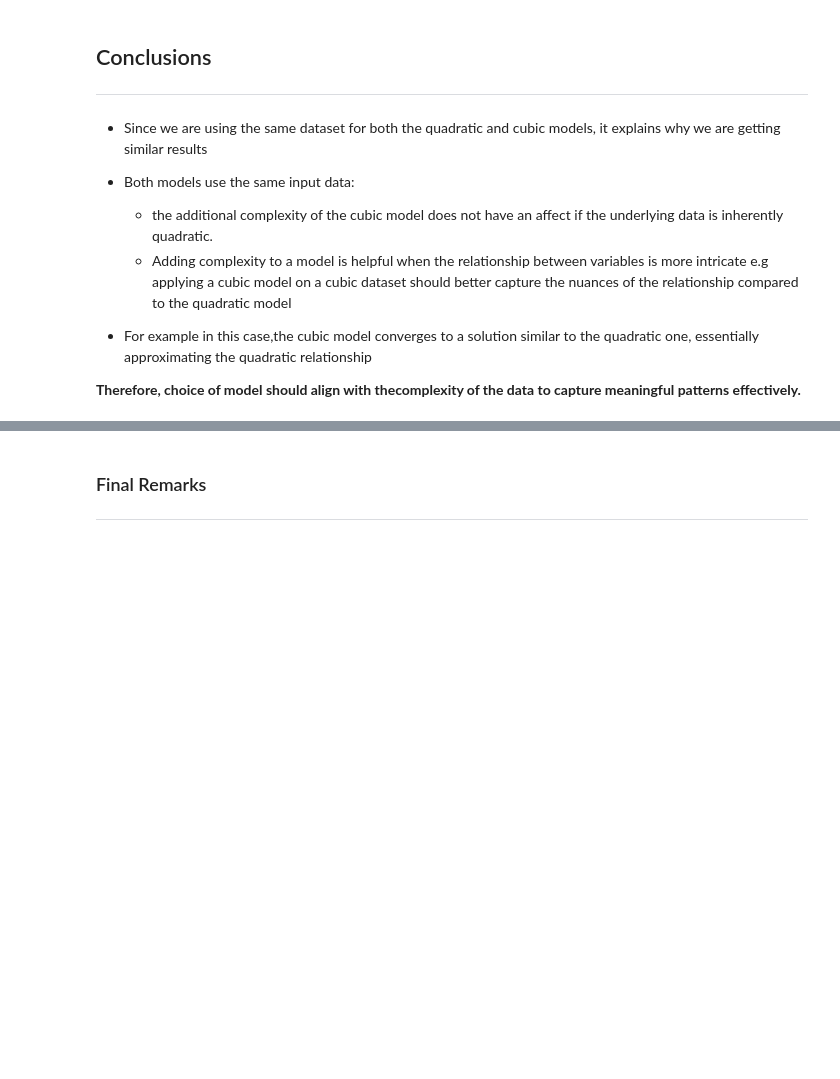
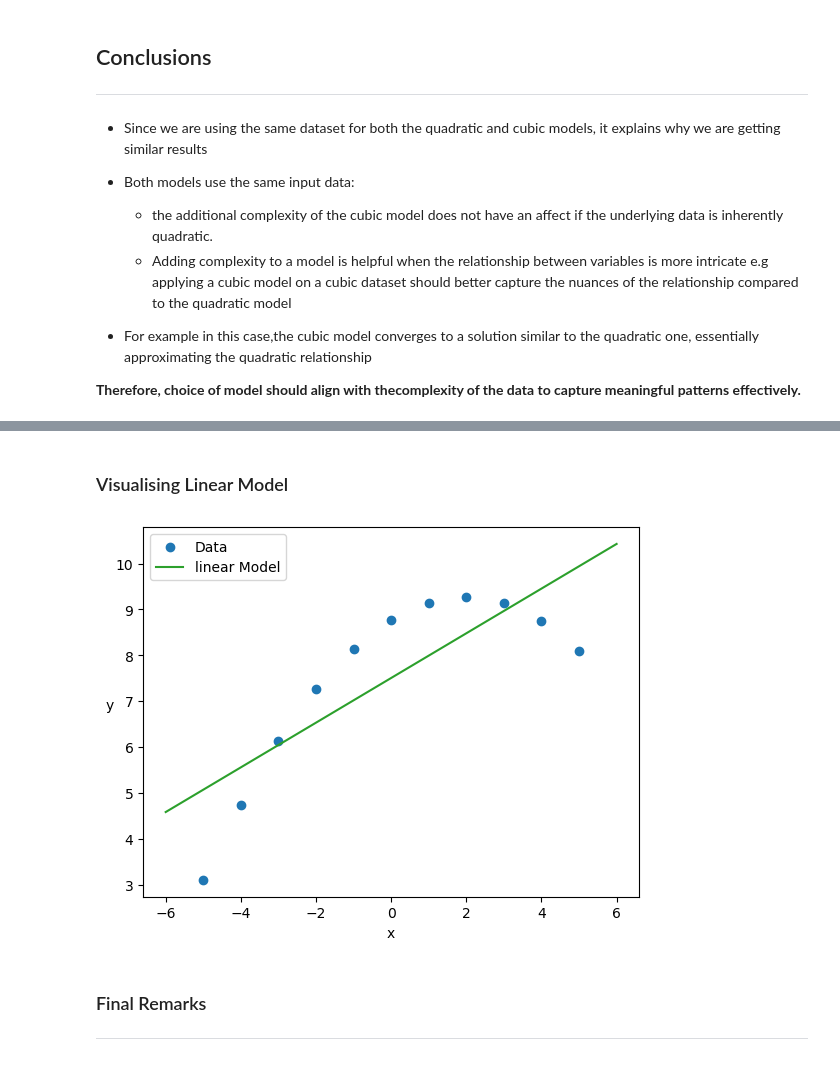
Before and after one commit to AhmadHassan71/statistical-modeling-using-pymc3, a Jupyter notebook: Workshops/Workshop8/Workshop8b.ipynb, the cells around one changed output, grey strips where cells are left out. Cells and saved outputs as stored; diff of their text form; code cells hidden in the pictures; blank space fills up the shorter version.

Commit message:
Added a linear model

```diff
--- a/Workshops/Workshop8/Workshop8b.ipynb
+++ b/Workshops/Workshop8/Workshop8b.ipynb
@@ -133,0 +137,8 @@ plt.show()
+# %%
+with pm.Model() as model_linear:
+    α = pm.Normal('α', mu=y_2.mean(), sd=1)
+    β1 = pm.Normal('β1', mu=0, sd=1)
+    ϵ = pm.HalfCauchy('ϵ', 5)
+    mu = α + β1 * x_2
+    y_pred = pm.Normal('y_pred', mu=mu, sd=ϵ, observed=y_2)
+    trace_linear = pm.sample(2000, tune=2000)
@@ -134,3 +152,17 @@ plt.show()
+# %% [markdown]
+### Visualising Linear Model
+# %%
+x_p = np.linspace(-6, 6)
+y_p_linear = trace_linear['α'].mean() + trace_linear['β1'].mean() * x_p
+
+plt.scatter(x_2, y_2, label='Data')
+plt.plot(x_p, y_p_linear, c='C2', label='linear Model')
+plt.xlabel('x')
+plt.ylabel('y', rotation=0)
+plt.legend()
+plt.show()
+# %% [output]
+[figure, added]
 # %% [markdown]
 ### Final Remarks <hr/>
 # %% [markdown]
```
Also changed, not shown: parts of 2 cells of this notebook.
